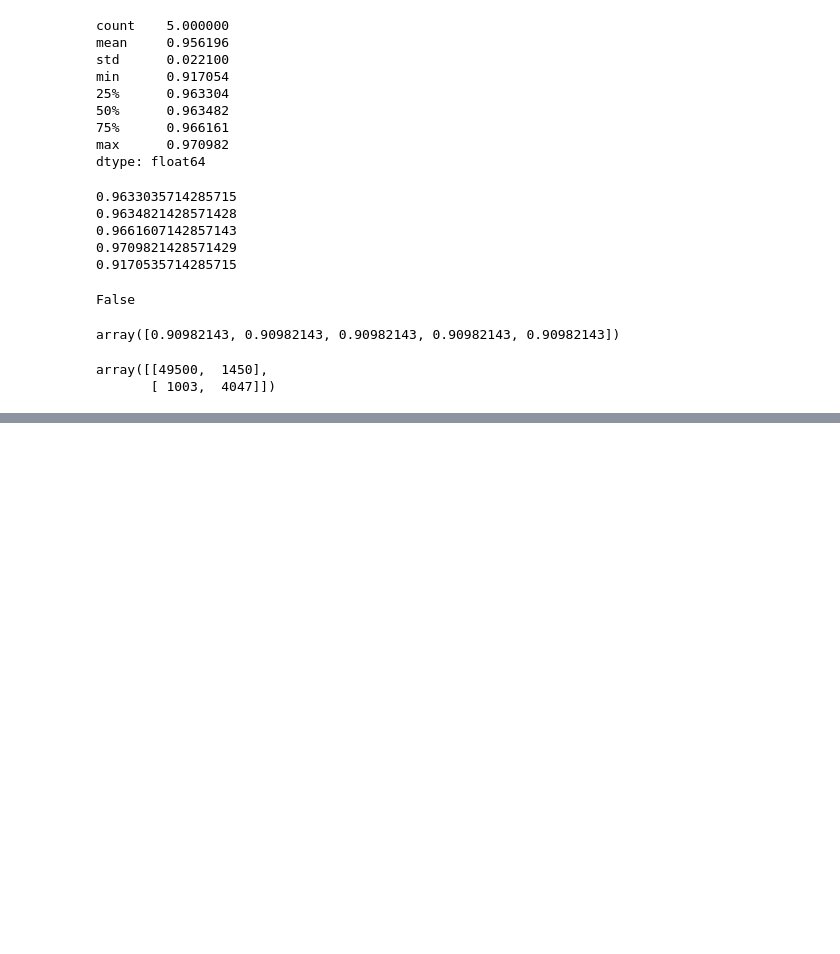
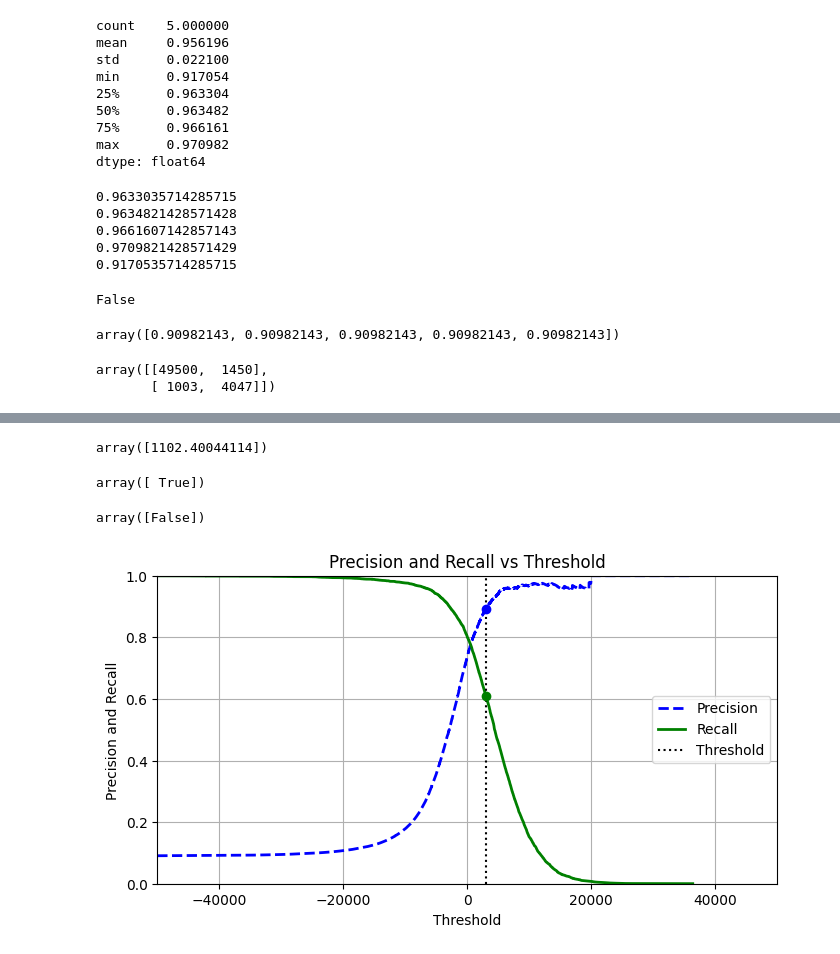
Before and after one commit to sunodmongia/MNIST, a Jupyter notebook: mnist.ipynb, the cells around one changed output, grey strips where cells are left out. Saved outputs shown, nothing was run; the diff lists cells and outputs as text; code cells hidden in the pictures; blank space fills up the shorter version.

Commit message:
precision to 90%

```diff
--- a/mnist.ipynb
+++ b/mnist.ipynb
@@ -81,7 +83,9 @@ y_test_5 = (y_test == '5')
 from sklearn.linear_model import SGDClassifier
 
 sgd_classifier = SGDClassifier(random_state=42)
-sgd_classifier.fit(X_train, y_train_5) # Adding this, now sgd_classifier can be used for detection of number 5
+sgd_classifier.fit(
+    X_train, y_train_5
+)  # Adding this, now sgd_classifier can be used for detection of number 5
 # %% [output]
 SGDClassifier(random_state=42)
 # %%
@@ -170,0 +204,42 @@ array([[49500,  1450],
+# %%
+y_score = sgd_classifier.decision_function([digit_five])
+y_score
+# %% [output]
+array([1102.40044114])
+# %%
+threshold = 0
+y_digit_five_score = y_score > threshold
+y_digit_five_score
+# %% [output]
+array([ True])
+# %%
+threshold = 3000
+y_digit_five_score = y_score > threshold
+y_digit_five_score
+# %% [output]
+array([False])
+# %%
+y_score = cross_val_predict(sgd_classifier, X_train, y_train_5, cv=5, method='decision_function')
+# %%
+from sklearn.metrics import precision_recall_curve
+
+precisions, recalls, thresholds = precision_recall_curve(y_train_5, y_score)
+# %%
+plt.figure(figsize=(8, 4))
+plt.plot(thresholds, precisions[:-1], "b--", label="Precision", linewidth=2)
+plt.plot(thresholds, recalls[:-1], 'g-', label="Recall", linewidth=2)
+plt.vlines(threshold, 0,1.0, 'k', 'dotted', label="Threshold")
+
+idx = (thresholds >= threshold).argmax()  # first index ≥ threshold
+plt.plot(thresholds[idx], precisions[idx], "bo")
+plt.plot(thresholds[idx], recalls[idx], "go")
+plt.axis([-50000, 50000, 0, 1])
+plt.grid()
+plt.xlabel("Threshold")
+plt.ylabel("Precision and Recall")
+plt.title("Precision and Recall vs Threshold")
+plt.legend(loc="center right")
+
+plt.show()
+# %% [output]
+[figure, added]
```
Also changed, not shown: parts of 13 cells of this notebook.
